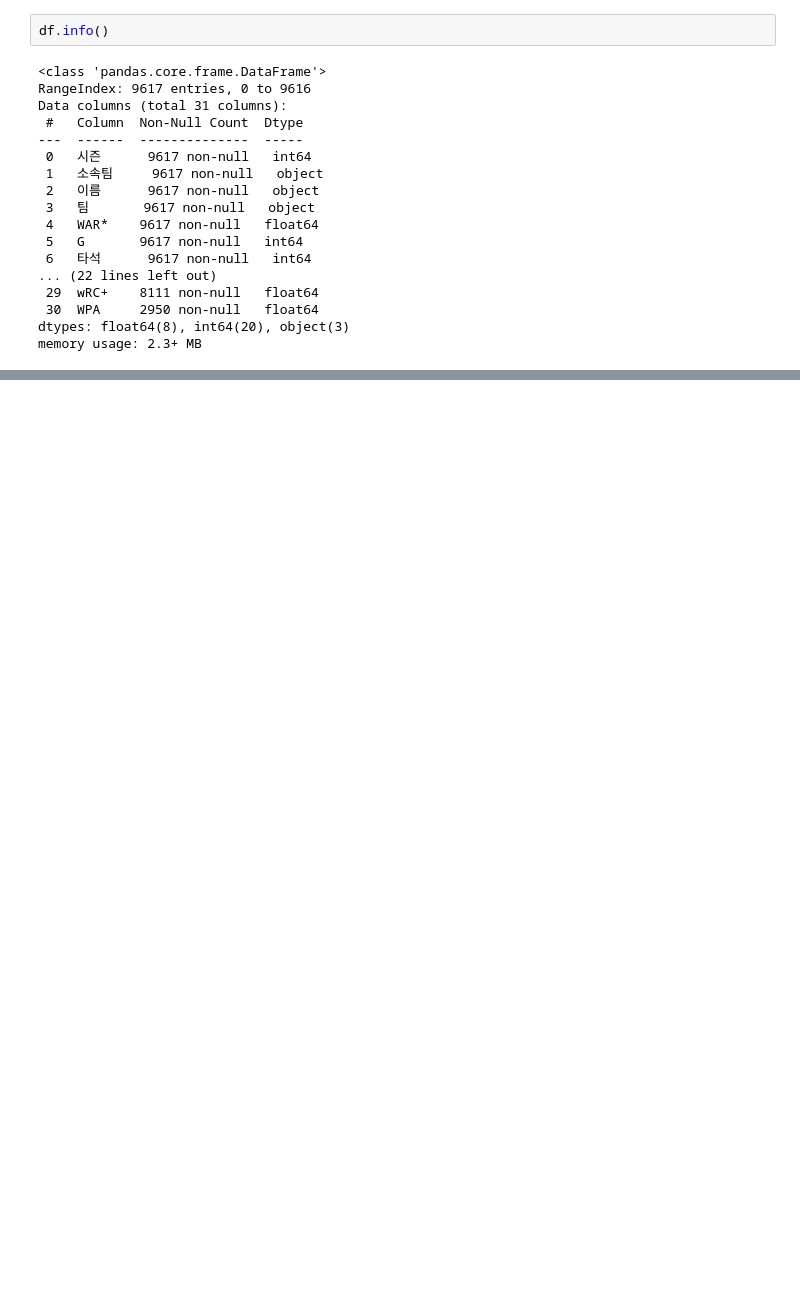
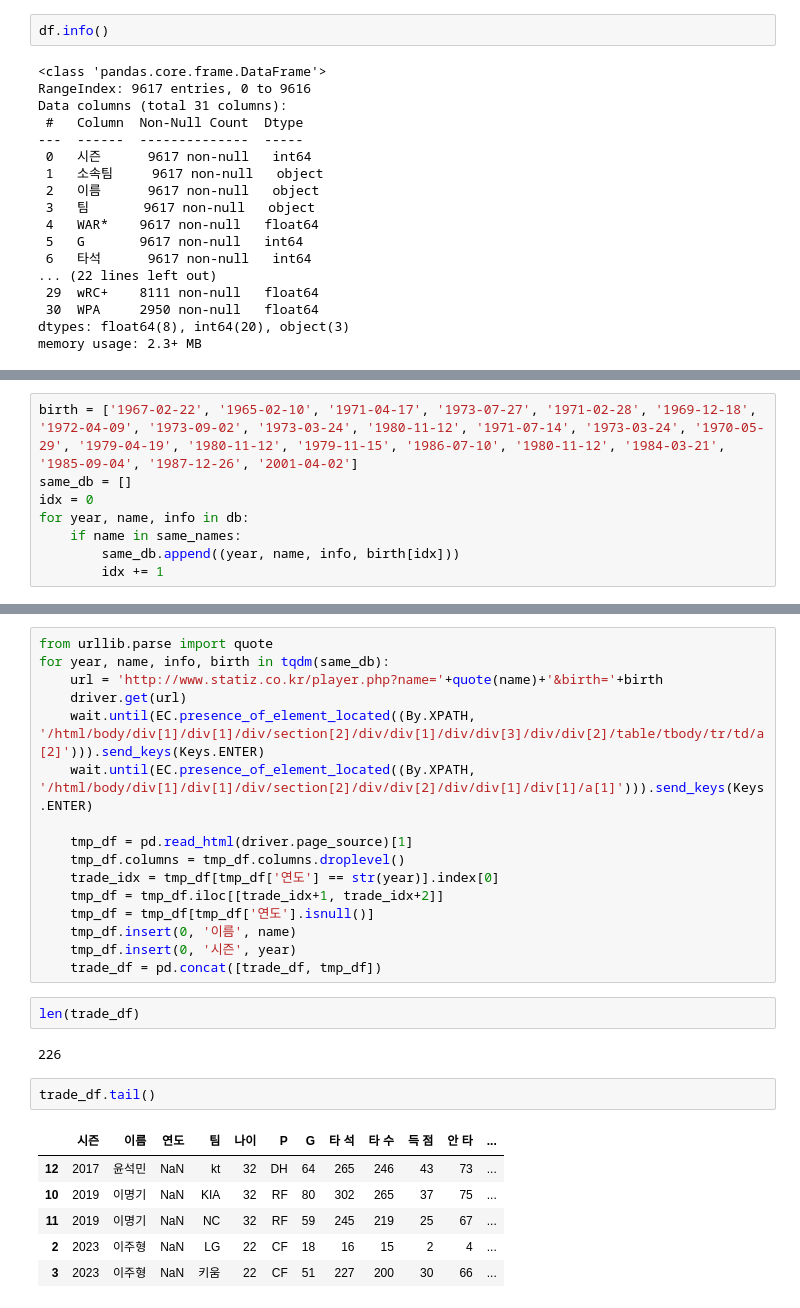
Before and after one commit to LeeYeonGeol/KBO_Hitter_Visualization, a Jupyter notebook: statiz_preprocessing.ipynb, the cells around one changed output, grey strips where cells are left out. Saved outputs shown, nothing was run; the diff lists cells and outputs as text; blank space fills up the shorter version.

```diff
--- a/statiz_preprocessing.ipynb
+++ b/statiz_preprocessing.ipynb
@@ -109,0 +192,8 @@ print(df_filtered)
+# %%
+birth = ['1967-02-22', '1965-02-10', '1971-04-17', '1973-07-27', '1971-02-28', '1969-12-18', '1972-04-09', '1973-09-02', '1973-03-24', '1980-11-12', '1971-07-14', '1973-03-24', '1970-05-29', '1979-04-19', '1980-11-12', '1979-11-15', '1986-07-10', '1980-11-12', '1984-03-21', '1985-09-04', '1987-12-26', '2001-04-02']
+same_db = []
+idx = 0
+for year, name, info in db:
+    if name in same_names:
+        same_db.append((year, name, info, birth[idx]))
+        idx += 1
@@ -109,0 +220,29 @@ print(df_filtered)
+# %%
+from urllib.parse import quote
+for year, name, info, birth in tqdm(same_db):
+    url = 'http://www.statiz.co.kr/player.php?name='+quote(name)+'&birth='+birth
+    driver.get(url)
+    wait.until(EC.presence_of_element_located((By.XPATH, '/html/body/div[1]/div[1]/div/section[2]/div/div[1]/div/div[3]/div/div[2]/table/tbody/tr/td/a[2]'))).send_keys(Keys.ENTER)
+    wait.until(EC.presence_of_element_located((By.XPATH, '/html/body/div[1]/div[1]/div/section[2]/div/div[2]/div/div[1]/div[1]/a[1]'))).send_keys(Keys.ENTER)
+
+    tmp_df = pd.read_html(driver.page_source)[1]
+    tmp_df.columns = tmp_df.columns.droplevel()
+    trade_idx = tmp_df[tmp_df['연도'] == str(year)].index[0]
+    tmp_df = tmp_df.iloc[[trade_idx+1, trade_idx+2]]
+    tmp_df = tmp_df[tmp_df['연도'].isnull()]
+    tmp_df.insert(0, '이름', name)
+    tmp_df.insert(0, '시즌', year)
+    trade_df = pd.concat([trade_df, tmp_df])
+# %%
+len(trade_df)
+# %% [output]
+226
+# %%
+trade_df.tail()
+# %% [output]
+|  | 시즌 | 이름 | 연도 | 팀 | 나이 | P | G | 타 석 | 타 수 | 득 점 | 안 타 | ... |
+| 12 | 2017 | 윤석민 | NaN | kt | 32 | DH | 64 | 265 | 246 | 43 | 73 | ... |
+| 10 | 2019 | 이명기 | NaN | KIA | 32 | RF | 80 | 302 | 265 | 37 | 75 | ... |
+| 11 | 2019 | 이명기 | NaN | NC | 32 | RF | 59 | 245 | 219 | 25 | 67 | ... |
+| 2 | 2023 | 이주형 | NaN | LG | 22 | CF | 18 | 16 | 15 | 2 | 4 | ... |
+| 3 | 2023 | 이주형 | NaN | 키움 | 22 | CF | 51 | 227 | 200 | 30 | 66 | ... |
```
Also changed, not shown: parts of 70 cells of this notebook.
